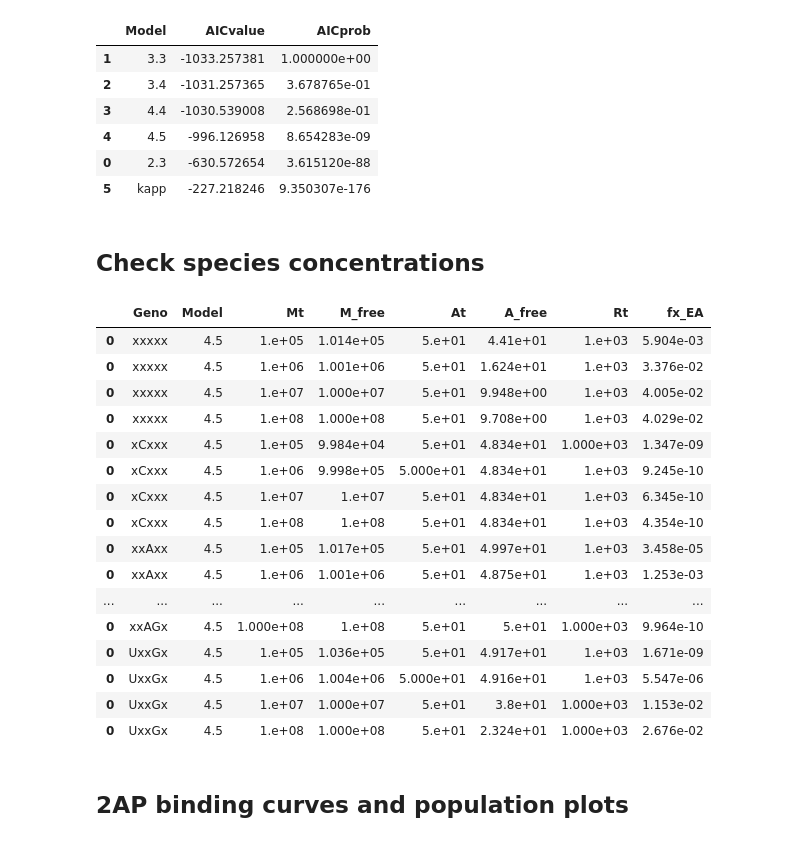
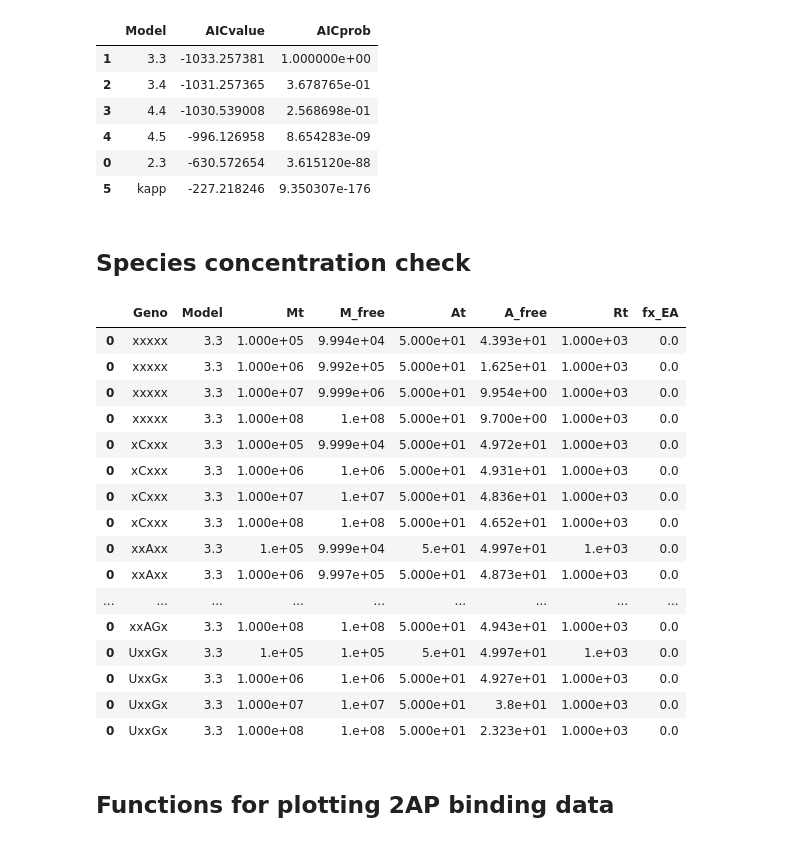
Before and after one commit to harmslab/riboswitch-epistasis, a Jupyter notebook: analysis/riboswitch-epistasis-logk.ipynb, the cells around one changed output. Drawn from its saved outputs; the diff is of its cells as text; code cells hidden in the pictures.

```diff
--- a/analysis/riboswitch-epistasis-logk.ipynb
+++ b/analysis/riboswitch-epistasis-logk.ipynb
@@ -227,7 +230,7 @@ calc_aic()
 | 0 | 2.3 | -630.572654 | 3.615120e-88 |
 | 5 | kapp | -227.218246 | 9.350307e-176 |
 # %% [markdown]
-## Check species concentrations
+## Species concentration check
 # %%
 def conc_check(genos=GENOS,model="4.5"):
     '''
@@ -246,7 +249,8 @@ def conc_check(genos=GENOS,model="4.5"):
 
         for mg_nM in MG_LIST_nM:
             if model.startswith('4'):
-                E,D,EA,DA,A,M = four_state_five_param.species_conc(*model_geno_df.estimate,Rt=RNA_nM,At=ADE_nM,Mt=mg_nM,verbose=True)
+                E,D,EA,DA,A,M = four_state_five_param.species_conc(*model_geno_df.estimate,
+                                                                   Rt=RNA_nM,At=ADE_nM,Mt=mg_nM,verbose=True)
                 Mt = np.format_float_scientific(M+(n_mg*D)+(n_mg*DA),precision=3)
                 M_free = np.format_float_scientific(M,precision=3)
                 At = np.format_float_scientific(A+DA+EA,precision=3)
@@ -256,9 +260,11 @@ def conc_check(genos=GENOS,model="4.5"):
 
             elif model.startswith('3'):
                 if model == '3.4':
-                    E,D,DA,A,M = three_state_four_param.species_conc(*model_geno_df.estimate,Rt=RNA_nM,At=ADE_nM,Mt=mg_nM,verbose=True)
+                    E,D,DA,A,M = three_state_four_param.species_conc(*model_geno_df.estimate,
+                                                                     Rt=RNA_nM,At=ADE_nM,Mt=mg_nM,verbose=True)
                 elif model == '3.3':
-                    E,D,DA,A,M = three_state_three_param.species_conc(*model_geno_df.estimate,Rt=RNA_nM,At=ADE_nM,Mt=mg_nM,verbose=True)
+                    E,D,DA,A,M = three_state_three_param.species_conc(*model_geno_df.estimate,
+                                                                      Rt=RNA_nM,At=ADE_nM,Mt=mg_nM,verbose=True)
                 Mt = np.format_float_scientific(M+(n_mg*D)+(n_mg*DA),precision=3)
                 M_free = np.format_float_scientific(M,precision=3)
                 At = np.format_float_scientific(A+DA,precision=3)
@@ -267,7 +273,8 @@ def conc_check(genos=GENOS,model="4.5"):
                 fx_EA = np.float64(0)
 
             elif model.startswith('2'):
-                E,DA,A,M = two_state_three_param.species_conc(*model_geno_df.estimate,Rt=RNA_nM,At=ADE_nM,Mt=mg_nM,verbose=True)
+                E,DA,A,M = two_state_three_param.species_conc(*model_geno_df.estimate,
+                                                              Rt=RNA_nM,At=ADE_nM,Mt=mg_nM,verbose=True)
                 Mt = np.format_float_scientific(M+(n_mg*DA),precision=3)
                 M_free = np.format_float_scientific(M,precision=3)
                 At = np.format_float_scientific(A+DA,precision=3)
@@ -283,27 +290,27 @@ def conc_check(genos=GENOS,model="4.5"):
     conc_check_df = pd.concat(conc_check_list)
     return conc_check_df
 # %%
-conc_check(model='4.5')
+conc_check(model='3.3')
 # %% [output]
 |  | Geno | Model | Mt | M_free | At | A_free | Rt | fx_EA |
-| 0 | xxxxx | 4.5 | 1.e+05 | 1.014e+05 | 5.e+01 | 4.41e+01 | 1.e+03 | 5.904e-03 |
-| 0 | xxxxx | 4.5 | 1.e+06 | 1.001e+06 | 5.e+01 | 1.624e+01 | 1.e+03 | 3.376e-02 |
-| 0 | xxxxx | 4.5 | 1.e+07 | 1.000e+07 | 5.e+01 | 9.948e+00 | 1.e+03 | 4.005e-02 |
-| 0 | xxxxx | 4.5 | 1.e+08 | 1.000e+08 | 5.e+01 | 9.708e+00 | 1.e+03 | 4.029e-02 |
-| 0 | xCxxx | 4.5 | 1.e+05 | 9.984e+04 | 5.e+01 | 4.834e+01 | 1.000e+03 | 1.347e-09 |
-| 0 | xCxxx | 4.5 | 1.e+06 | 9.998e+05 | 5.000e+01 | 4.834e+01 | 1.e+03 | 9.245e-10 |
-| 0 | xCxxx | 4.5 | 1.e+07 | 1.e+07 | 5.e+01 | 4.834e+01 | 1.e+03 | 6.345e-10 |
-| 0 | xCxxx | 4.5 | 1.e+08 | 1.e+08 | 5.e+01 | 4.834e+01 | 1.e+03 | 4.354e-10 |
-| 0 | xxAxx | 4.5 | 1.e+05 | 1.017e+05 | 5.e+01 | 4.997e+01 | 1.e+03 | 3.458e-05 |
-| 0 | xxAxx | 4.5 | 1.e+06 | 1.001e+06 | 5.e+01 | 4.875e+01 | 1.e+03 | 1.253e-03 |
+| 0 | xxxxx | 3.3 | 1.000e+05 | 9.994e+04 | 5.000e+01 | 4.393e+01 | 1.000e+03 | 0.0 |
+| 0 | xxxxx | 3.3 | 1.000e+06 | 9.992e+05 | 5.000e+01 | 1.625e+01 | 1.000e+03 | 0.0 |
+| 0 | xxxxx | 3.3 | 1.000e+07 | 9.999e+06 | 5.000e+01 | 9.954e+00 | 1.000e+03 | 0.0 |
+| 0 | xxxxx | 3.3 | 1.000e+08 | 1.e+08 | 5.000e+01 | 9.700e+00 | 1.000e+03 | 0.0 |
+| 0 | xCxxx | 3.3 | 1.000e+05 | 9.999e+04 | 5.000e+01 | 4.972e+01 | 1.000e+03 | 0.0 |
+| 0 | xCxxx | 3.3 | 1.000e+06 | 1.e+06 | 5.000e+01 | 4.931e+01 | 1.000e+03 | 0.0 |
+| 0 | xCxxx | 3.3 | 1.000e+07 | 1.e+07 | 5.000e+01 | 4.836e+01 | 1.000e+03 | 0.0 |
+| 0 | xCxxx | 3.3 | 1.000e+08 | 1.e+08 | 5.000e+01 | 4.652e+01 | 1.000e+03 | 0.0 |
+| 0 | xxAxx | 3.3 | 1.e+05 | 9.999e+04 | 5.e+01 | 4.997e+01 | 1.e+03 | 0.0 |
+| 0 | xxAxx | 3.3 | 1.000e+06 | 9.997e+05 | 5.000e+01 | 4.873e+01 | 1.000e+03 | 0.0 |
 | ... | ... | ... | ... | ... | ... | ... | ... | ... |
-| 0 | xxAGx | 4.5 | 1.000e+08 | 1.e+08 | 5.e+01 | 5.e+01 | 1.000e+03 | 9.964e-10 |
-| 0 | UxxGx | 4.5 | 1.e+05 | 1.036e+05 | 5.e+01 | 4.917e+01 | 1.e+03 | 1.671e-09 |
-| 0 | UxxGx | 4.5 | 1.e+06 | 1.004e+06 | 5.000e+01 | 4.916e+01 | 1.e+03 | 5.547e-06 |
-| 0 | UxxGx | 4.5 | 1.e+07 | 1.000e+07 | 5.e+01 | 3.8e+01 | 1.000e+03 | 1.153e-02 |
-| 0 | UxxGx | 4.5 | 1.e+08 | 1.000e+08 | 5.e+01 | 2.324e+01 | 1.000e+03 | 2.676e-02 |
+| 0 | xxAGx | 3.3 | 1.000e+08 | 1.e+08 | 5.000e+01 | 4.943e+01 | 1.000e+03 | 0.0 |
+| 0 | UxxGx | 3.3 | 1.e+05 | 1.e+05 | 5.e+01 | 4.997e+01 | 1.e+03 | 0.0 |
+| 0 | UxxGx | 3.3 | 1.000e+06 | 1.e+06 | 5.000e+01 | 4.927e+01 | 1.000e+03 | 0.0 |
+| 0 | UxxGx | 3.3 | 1.000e+07 | 1.e+07 | 5.000e+01 | 3.8e+01 | 1.000e+03 | 0.0 |
+| 0 | UxxGx | 3.3 | 1.000e+08 | 1.e+08 | 5.000e+01 | 2.323e+01 | 1.000e+03 | 0.0 |
 # %% [markdown]
-## 2AP binding curves and population plots
+## Functions for plotting 2AP binding data
 # %%
 def plot_points(geno='xxxxx',ax=None,legend=False,title=None):
     '''
```
Also changed, not shown: parts of 62 cells of this notebook, 10 other files.
